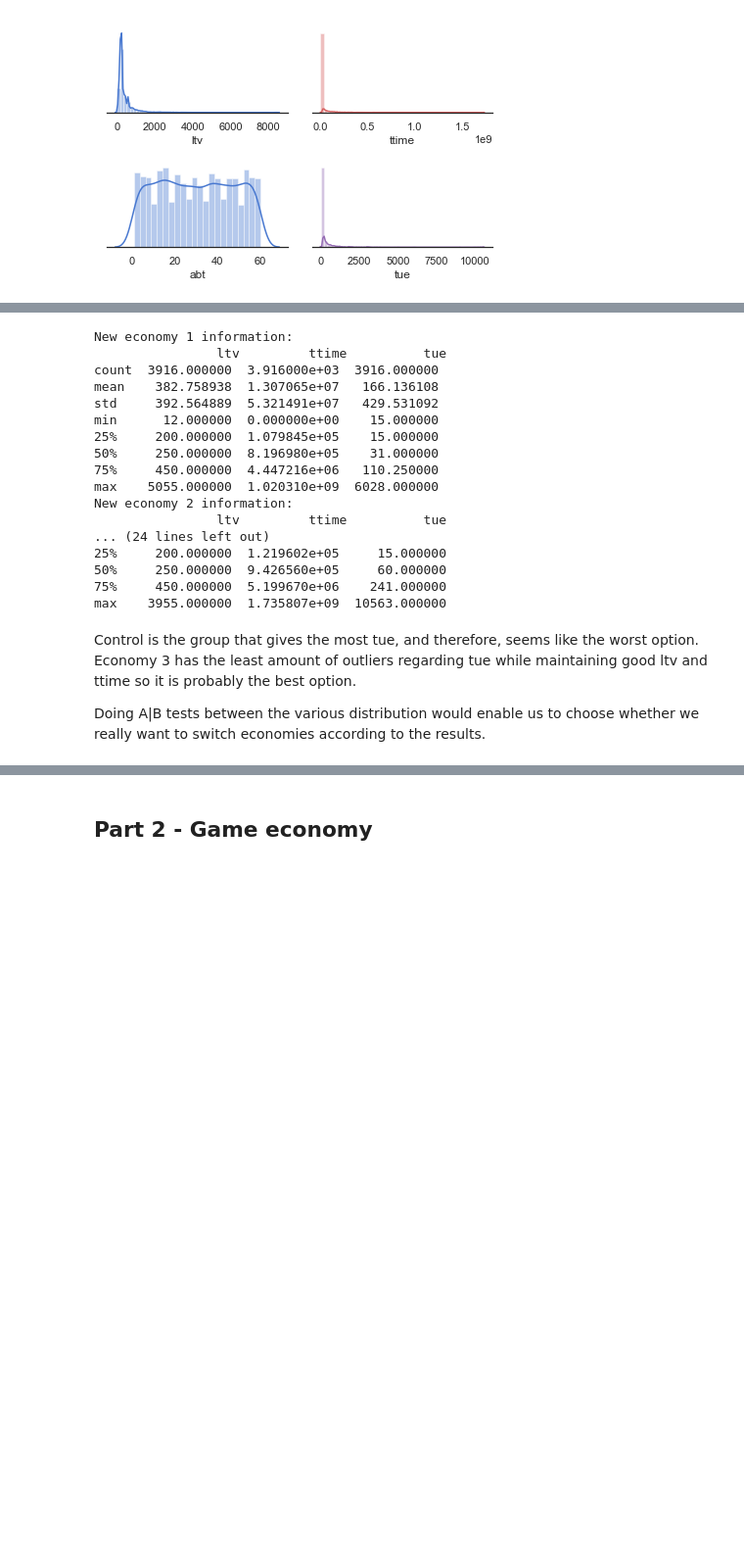
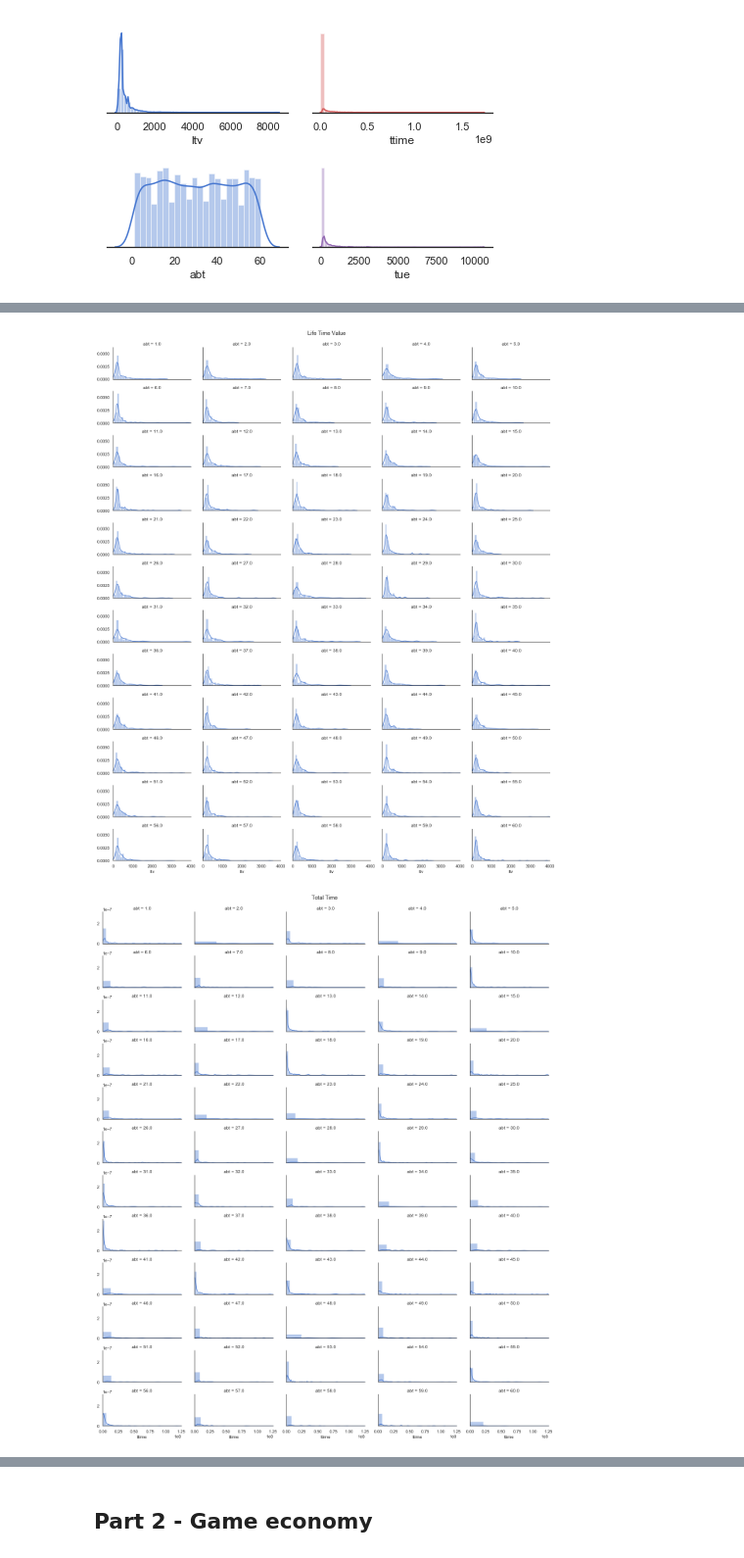
Before and after one commit to gosselinmarcantoine/data-analysis-challenge-mistplay, a Jupyter notebook: Data-Analysis-Challenge.ipynb, the cells around one changed output, grey strips where cells are left out. Shown at 98% size. Drawn from its saved outputs; the diff is of its cells as text; code cells hidden in the pictures; blank space fills up the shorter version.

```diff
--- a/Data-Analysis-Challenge.ipynb
+++ b/Data-Analysis-Challenge.ipynb
@@ -94,12 +86,0 @@ data.abt = data.abt.replace(control, 'control').replace(New_economy_1, 'New_econ
-# %%
-sns.set(style="white", palette="muted", color_codes=True)
-f, axes = plt.subplots(1, 3, figsize=(10, 5))
-
-# Plot a simple distribution plots for big picture
-sns.scatterplot(x= 'ttime', y = 'tue', hue = 'abt', data = data, ax=axes[0], legend=False)
-sns.scatterplot(x= 'ttime', y = 'ltv', hue = 'abt', data = data, ax=axes[1], legend=False)
-sns.scatterplot(x= 'ltv', y = 'tue', hue = 'abt', data = data, ax=axes[2], legend=False)
-
-plt.tight_layout(pad=1, w_pad=1, h_pad=1.0)
-
-# Orange: control, Blue: economy 1, Green: economy 2, Red: economy 3
@@ -121,27 +87,20 @@ plt.show();
-# %%
-print('New economy 1 information: ', '\n', data[data.abt == "New_economy_1"].describe())
-print('New economy 2 information: ', '\n', data[data.abt == "New_economy_2"].describe())
-print('New economy 3 information: ', '\n', data[data.abt == "New_economy_3"].describe())
-print('Control information: ', '\n', data[data.abt == "control"].describe())
-# %% [output]
-New economy 1 information:
-                ltv         ttime          tue
-count  3916.000000  3.916000e+03  3916.000000
-mean    382.758938  1.307065e+07   166.136108
-std     392.564889  5.321491e+07   429.531092
-min      12.000000  0.000000e+00    15.000000
-25%     200.000000  1.079845e+05    15.000000
-50%     250.000000  8.196980e+05    31.000000
-75%     450.000000  4.447216e+06   110.250000
-max    5055.000000  1.020310e+09  6028.000000
-New economy 2 information:
-                ltv         ttime          tue
-... (24 lines left out)
-25%     200.000000  1.219602e+05     15.000000
-50%     250.000000  9.426560e+05     60.000000
-75%     450.000000  5.199670e+06    241.000000
-max    3955.000000  1.735807e+09  10563.000000
-# %% [markdown]
-Control is the group that gives the most tue, and therefore, seems like the worst option. Economy 3 has the least amount of outliers regarding tue while maintaining good ltv and ttime so it is probably the best option.
-
-Doing A|B tests between the various distribution would enable us to choose whether we really want to switch economies according to the results.
+# %%
+data.abt.nunique() # 60 groups
+
+g = sns.FacetGrid(data, col="abt", col_wrap=5, height=1.7, aspect=2, xlim=(0, 4000))
+g.map(sns.distplot, "ltv", hist=True, rug=False)
+plt.subplots_adjust(top=0.95)
+g.fig.suptitle('Life Time Value');
+
+g = sns.FacetGrid(data, col="abt", col_wrap=5, height=1.7, aspect=2, xlim=(0, 1.25e+08))
+g.map(sns.distplot, "ttime", hist=True, rug=False)
+plt.subplots_adjust(top=0.95)
+g.fig.suptitle('Total Time');
+
+g = sns.FacetGrid(data, col="abt", col_wrap=5, height=1.7, aspect=2, xlim=(0, 2500))
+g.map(sns.distplot, "tue", hist=True, rug=False)
+plt.subplots_adjust(top=0.95)
+g.fig.suptitle('Total Units Earned');
+# %% [output]
+[figure, added]
+[figure, added]
```
Also changed, not shown: parts of 27 cells of this notebook, 1 other file.
